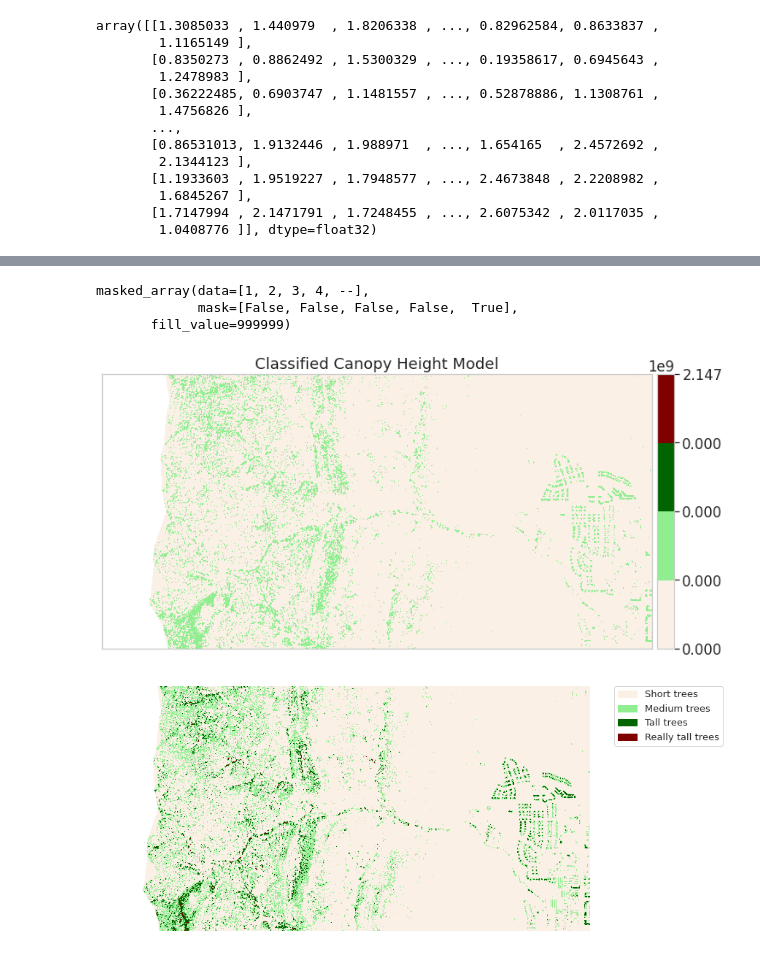
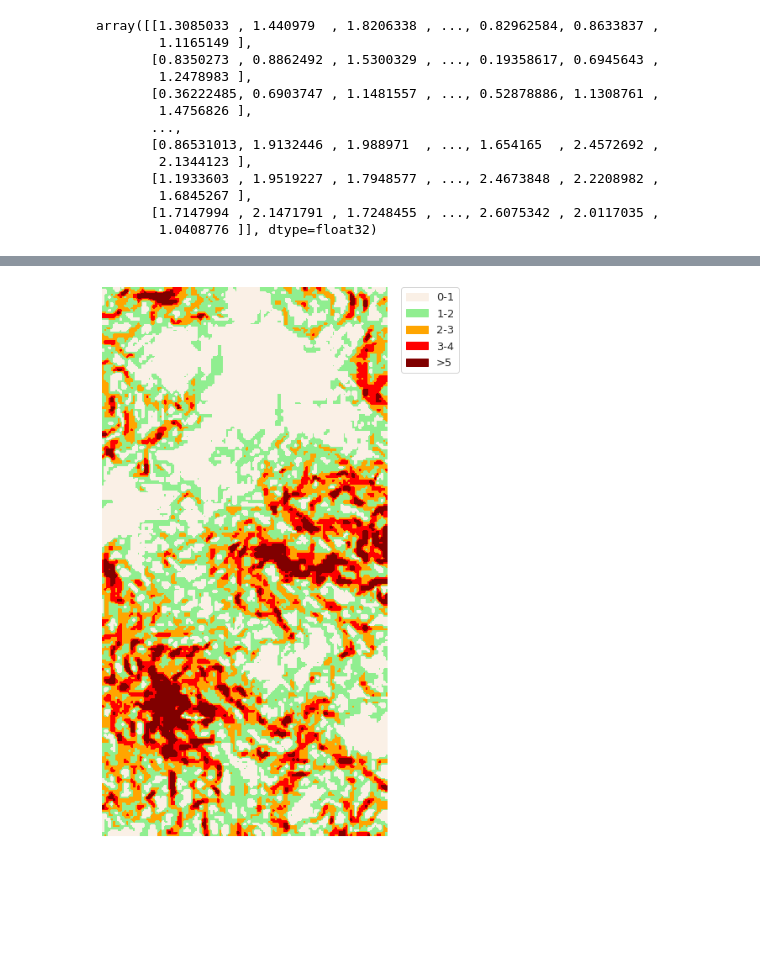
Before and after one commit to Robotmcgregor/earth-analytics-python-env, a Jupyter notebook: Classify_and_Plot_Slope_Raster_Data_in_Python.ipynb, the cells around one changed output, grey strips where cells are left out. Saved outputs shown, nothing was run; the diff lists cells and outputs as text; code cells hidden in the pictures; blank space fills up the shorter version.

```diff
--- a/Classify_and_Plot_Slope_Raster_Data_in_Python.ipynb
+++ b/Classify_and_Plot_Slope_Raster_Data_in_Python.ipynb
@@ -245,42 +139,19 @@ plt.show()
-# %%
-# Check classes
-np.unique(lidar_chm_im_class_ma)
-# %% [output]
-masked_array(data=[1, 2, 3, 4, --],
-             mask=[False, False, False, False,  True],
-       fill_value=999999)
-# %%
-# Plot data using nicer colors
-colors = ['linen', 'lightgreen', 'darkgreen', 'maroon']
-
-cmap = ListedColormap(colors)
-norm = BoundaryNorm(class_bins, len(colors))
-
-ep.plot_bands(lidar_chm_im_class_ma,
-              cmap=cmap,
-              title="Classified Canopy Height Model",
-              scale=False,
-              norm=norm)
-plt.show()
-# %% [output]
-[figure, removed]
 # %%
 # Create a list of labels to use for your legend
-height_class_labels = ["Short trees", "Medium trees",
-                       "Tall trees", "Really tall trees"]
+height_class_labels = ["0-1", "1-2", "2-3", "3-4", ">5"]
 
 # Create a colormap from a list of colors
-colors = ['linen', 'lightgreen', 'darkgreen', 'maroon']
+colors = ['linen', 'lightgreen', 'orange', 'red', 'maroon']
 cmap = ListedColormap(colors)
 
 f, ax = plt.subplots(figsize=(12, 12))
 
-im = ax.imshow(lidar_chm_im_class_ma,
+im = ax.imshow(slope_im_class,
                cmap=cmap)
 
 ep.draw_legend(im, titles=height_class_labels)
 ax.set_axis_off()
 
 plt.show()
 # %% [output]
-[figure, old version]
+[figure, new version]
```
Also changed, not shown: parts of 20 cells of this notebook.
